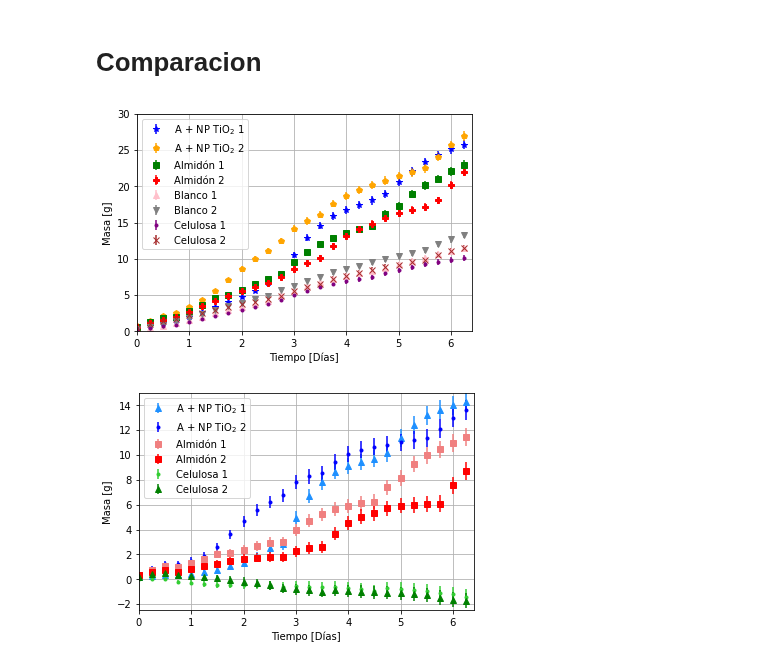
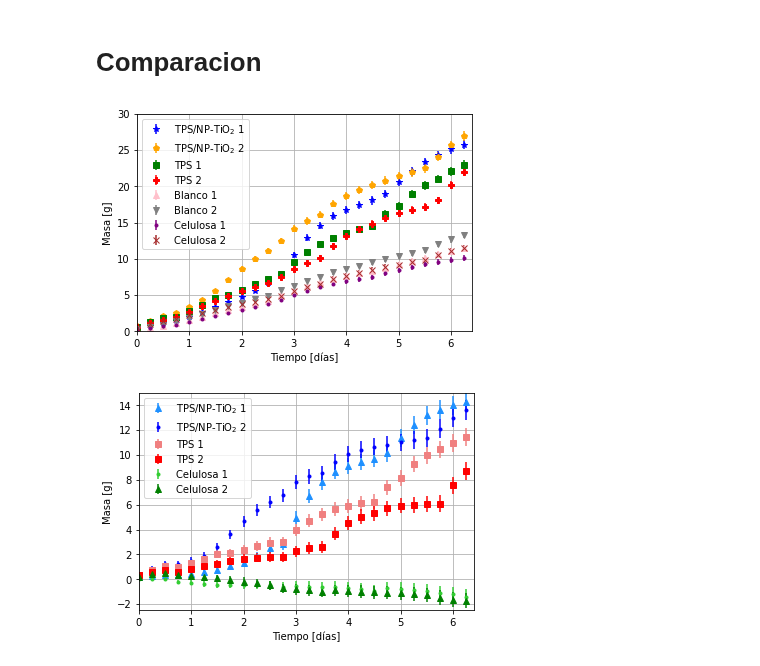
Before and after one commit to fyulita/laboratorio-6-y-7, a Jupyter notebook: Arduino/notebook-resultados_juntos.ipynb, the cells around one changed output. Saved outputs shown, nothing was run; the diff lists cells and outputs as text; code cells hidden in the pictures.

```diff
--- a/Arduino/notebook-resultados_juntos.ipynb
+++ b/Arduino/notebook-resultados_juntos.ipynb
@@ -282,34 +282,34 @@ plt.show()
 # Comparacion
 # %%
 #plt.title('CO2 acumulado - sensor')
-plt.errorbar(x,gramos3_ac,yerr=error_g3_ac**0.5,fmt='*',label='A + NP TiO$_2$ 1',color='blue')
-plt.errorbar(x_2,gramos3_ac_2,yerr=error_g3_ac_2**0.5,fmt='p',label='A + NP TiO$_2$ 2',color='orange')
-plt.errorbar(x,gramos1_ac,yerr=error_g1_ac**0.5,fmt='s',label='Almidón 1',color='green')
-plt.errorbar(x_2,gramos1_ac_2,yerr=error_g1_ac_2**0.5,fmt='P',label='Almidón 2',color='red')
+plt.errorbar(x,gramos3_ac,yerr=error_g3_ac**0.5,fmt='*',label='TPS/NP-TiO$_2$ 1',color='blue')
+plt.errorbar(x_2,gramos3_ac_2,yerr=error_g3_ac_2**0.5,fmt='p',label='TPS/NP-TiO$_2$ 2',color='orange')
+plt.errorbar(x,gramos1_ac,yerr=error_g1_ac**0.5,fmt='s',label='TPS 1',color='green')
+plt.errorbar(x_2,gramos1_ac_2,yerr=error_g1_ac_2**0.5,fmt='P',label='TPS 2',color='red')
 plt.errorbar(x,gramos4_ac,yerr=error_g4_ac**0.5,fmt='^',label='Blanco 1',color='pink')
 plt.errorbar(x_2,gramos4_ac_2,yerr=error_g4_ac_2**0.5,fmt='v',label='Blanco 2',color='gray')
 plt.errorbar(x,gramos2_ac,yerr=error_g2_ac**0.5,fmt='.',label='Celulosa 1',color='purple')
 plt.errorbar(x_2,gramos2_ac_2,yerr=error_g2_ac_2**0.5,fmt='x',label='Celulosa 2',color='brown')
 plt.legend()
-plt.xlabel('Tiempo [Días]')
+plt.xlabel('Tiempo [días]')
 plt.ylabel('Masa [g]')
 plt.xlim([0,6.4])
 plt.ylim([0, 30])
 plt.grid(True)
 plt.savefig("co2_acumulado-sensor_juntos.png")
 plt.show()
 # %% [output]
-[figure, old version]
+[figure, new version]
 # %%
 #plt.title('CO2 acumulado - sensor- restado')
-plt.errorbar(x,gramos3_ac-gramos4_ac,yerr=(error_g3_ac+error_g4_ac)**0.5,fmt='^',label='A + NP TiO$_2$ 1',color='dodgerblue')
-plt.errorbar(x_2,gramos3_ac_2-gramos4_ac_2,yerr=(error_g3_ac_2+error_g4_ac_2)**0.5,fmt='.',label='A + NP TiO$_2$ 2',color='blue')
-plt.errorbar(x,gramos1_ac-gramos4_ac,yerr=(error_g1_ac+error_g4_ac)**0.5,fmt='s',label='Almidón 1',color='lightcoral')
-plt.errorbar(x_2,gramos1_ac_2-gramos4_ac_2,yerr=(error_g1_ac_2+error_g4_ac_2)**0.5,fmt='s',label='Almidón 2',color='red')
+plt.errorbar(x,gramos3_ac-gramos4_ac,yerr=(error_g3_ac+error_g4_ac)**0.5,fmt='^',label='TPS/NP-TiO$_2$ 1',color='dodgerblue')
+plt.errorbar(x_2,gramos3_ac_2-gramos4_ac_2,yerr=(error_g3_ac_2+error_g4_ac_2)**0.5,fmt='.',label='TPS/NP-TiO$_2$ 2',color='blue')
+plt.errorbar(x,gramos1_ac-gramos4_ac,yerr=(error_g1_ac+error_g4_ac)**0.5,fmt='s',label='TPS 1',color='lightcoral')
+plt.errorbar(x_2,gramos1_ac_2-gramos4_ac_2,yerr=(error_g1_ac_2+error_g4_ac_2)**0.5,fmt='s',label='TPS 2',color='red')
 plt.errorbar(x,gramos2_ac-gramos4_ac,yerr=(error_g2_ac+error_g4_ac)**0.5,fmt='.',label='Celulosa 1',color='limegreen')
 plt.errorbar(x_2,gramos2_ac_2-gramos4_ac_2,yerr=(error_g2_ac_2+error_g4_ac_2)**0.5,fmt='^',label='Celulosa 2',color='green')
 plt.legend()
-plt.xlabel('Tiempo [Días]')
+plt.xlabel('Tiempo [días]')
 plt.ylabel('Masa [g]')
 plt.xlim([0,6.4])
 plt.ylim([-2.5, 15])
@@ -317,4 +317,4 @@ plt.grid(True)
 plt.savefig("co2_acumulado-sensor_juntos-restado.png")
 plt.show()
 # %% [output]
-[figure, old version]
+[figure, new version]
```
Also changed, not shown: parts of 4 cells of this notebook, 20 other files.
